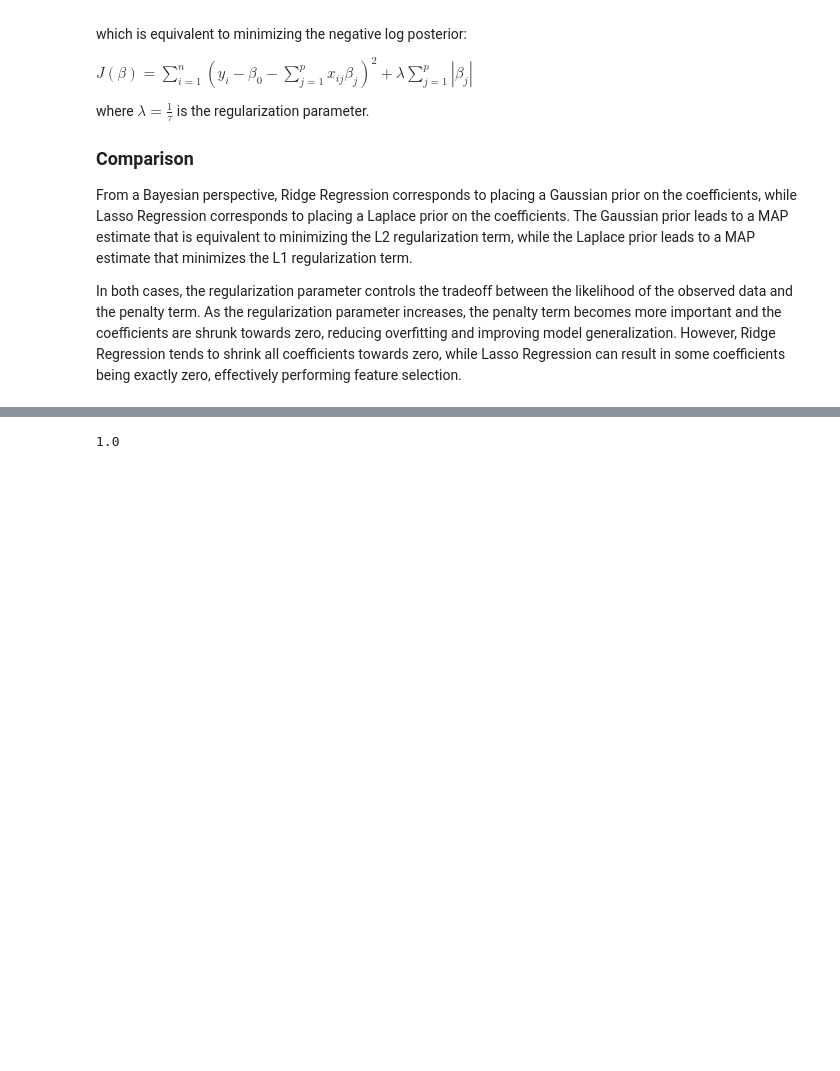
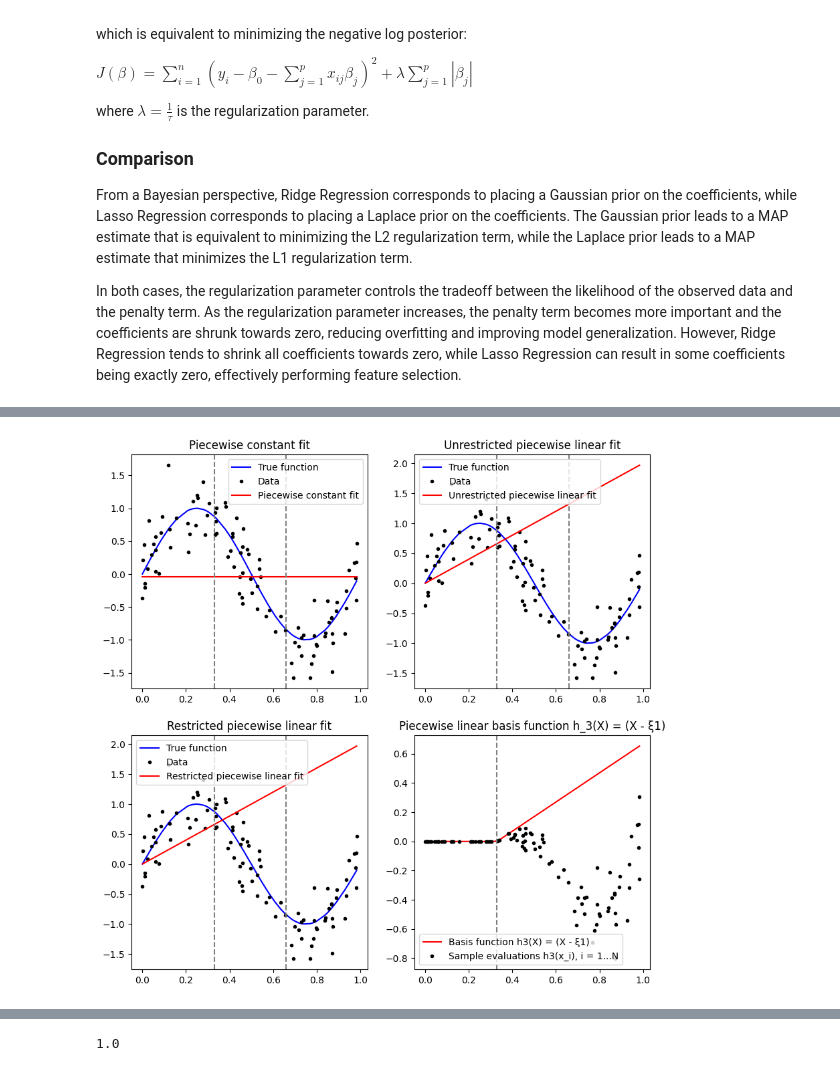
Before and after one commit to nick3703/MA489, a Jupyter notebook: MA489.ipynb, the cells around one changed output, grey strips where cells are left out. Saved outputs shown, nothing was run; the diff lists cells and outputs as text; code cells hidden in the pictures; blank space fills up the shorter version.

```diff
--- a/MA489.ipynb
+++ b/MA489.ipynb
@@ -400,0 +525,70 @@ class SVM:
+# %%
+# True function
+def true_function(x):
+    return np.sin(2 * np.pi * x)
+
+# Generate artificial data
+x = np.sort(np.random.rand(100))
+y = true_function(x) + np.random.normal(scale=0.3, size=x.shape)
+
+# Knots
+knots = [0.33, 0.66]
+
+# Piecewise constant function
+def piecewise_constant(x, knots):
+    if x < knots[0]:
+        return np.mean(y[x < knots[0]])
+    elif x < knots[1]:
+        return np.mean(y[(x >= knots[0]) & (x < knots[1])])
+    else:
+        return np.mean(y[x >= knots[1]])
+
+y_pc = np.array([piecewise_constant(xi, knots) for xi in x])
+
+# Piecewise linear functions
+y_pl = np.piecewise(x, [x < knots[0], (x >= knots[0]) & (x < knots[1]), x >= knots[1]], [lambda x: x * 2, lambda x: x * 2, lambda x: x * 2])
+
+# Basis function h_3(X) = (X - ξ1) with continuity at ξ1
+h3_x = np.piecewise(x, [x <= knots[0], x > knots[0]], [0, lambda x: x - knots[0]])
+h3_y = h3_x * y
+
+# Plotting the results
+fig, axes = plt.subplots(2, 2, figsize=(10, 10))
+
+# Plot true function and piecewise constant fit
+axes[0, 0].plot(x, true_function(x), 'b-', label="True function")
+axes[0, 0].plot(x, y, 'k.', label="Data")
+axes[0, 0].plot(x, y_pc, 'r-', label="Piecewise constant fit")
+for knot in knots:
+    axes[0, 0].axvline(knot, color='gray', linestyle='--')
+axes[0, 0].set_title("Piecewise constant fit")
+axes[0, 0].legend()
+
+# Plot true function and unrestricted piecewise linear fit
+axes[0, 1].plot(x, true_function(x), 'b-', label="True function")
+axes[0, 1].plot(x, y, 'k.', label="Data")
+axes[0, 1].plot(x, y_pl, 'r-', label="Unrestricted piecewise linear fit")
+for knot in knots:
+    axes[0, 1].axvline(knot, color='gray', linestyle='--')
+axes[0, 1].set_title("Unrestricted piecewise linear fit")
+axes[0, 1].legend()
+
+# Plot true function and restricted piecewise linear fit
+axes[1, 0].plot(x, true_function(x), 'b-', label="True function")
+axes[1, 0].plot(x, y, 'k.', label="Data")
+axes[1, 0].plot(x, y_pl, 'r-', label="Restricted piecewise linear fit")
+for knot in knots:
+    axes[1, 0].axvline(knot, color='gray', linestyle='--')
+axes[1, 0].set_title("Restricted piecewise linear fit")
+axes[1, 0].legend()
+
+# Plot piecewise linear basis function h_3(X) = (X - ξ1)
+axes[1, 1].plot(x, h3_x, 'r-', label="Basis function h3(X) = (X - ξ1)")
+axes[1, 1].plot(x, h3_y, 'k.', label="Sample evaluations h3(x_i), i = 1...N")
+axes[1, 1].axvline(knots[0], color='gray', linestyle='--')
+axes[1, 1].set_title("Piecewise linear basis function h_3(X) = (X - ξ1)")
+axes[1, 1].legend()
+
+plt.show()
+# %% [output]
+[figure, added]
```
Also changed, not shown: parts of 18 cells of this notebook, 9 other files.
